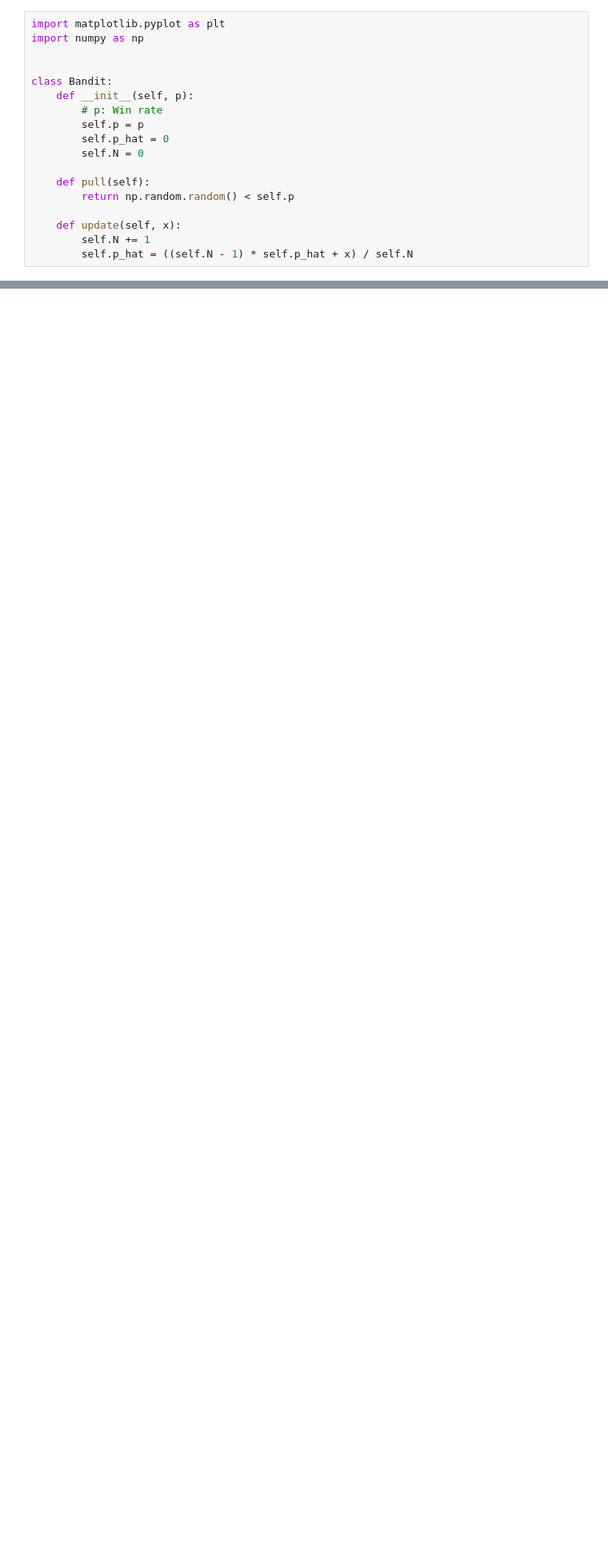
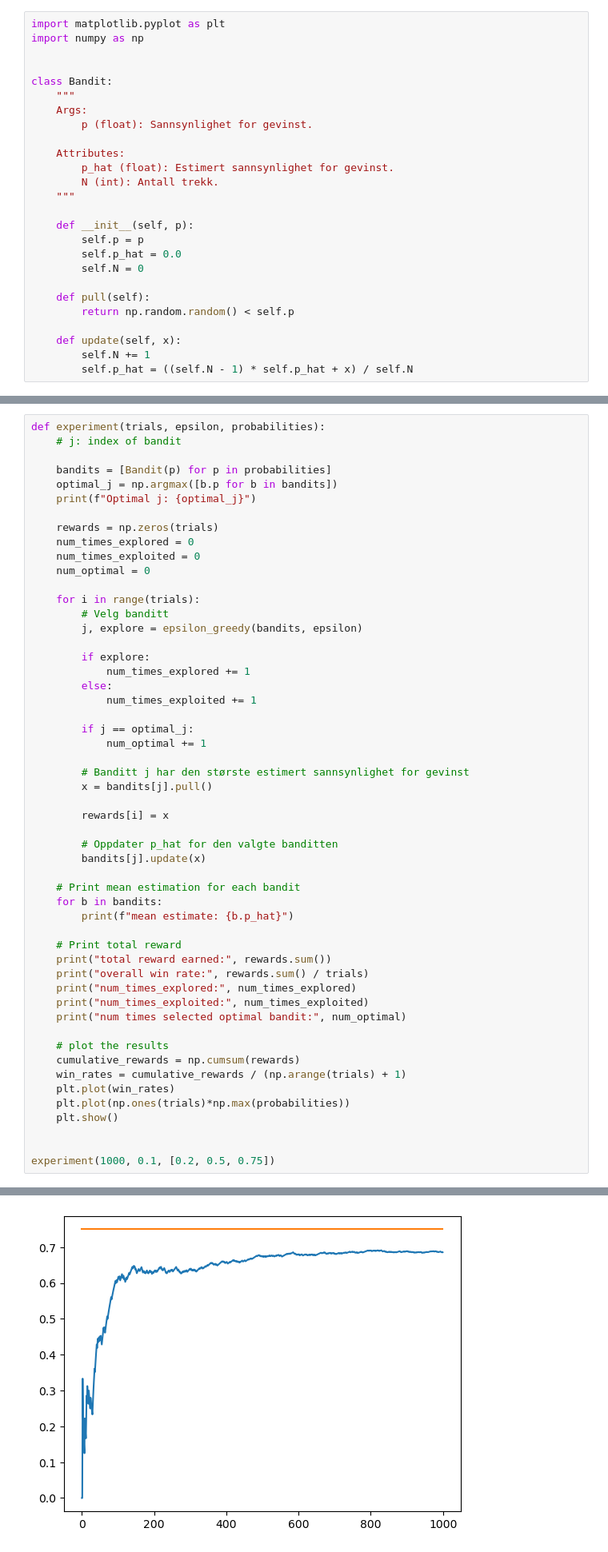
Before and after one commit to mmaad18/katapult, a Jupyter notebook: src/tsetlin_maskin/epsilon_greedy.ipynb, the cells around one changed output, grey strips where cells are left out. Shown at 80% size. Saved outputs shown, nothing was run; the diff lists cells and outputs as text; blank space fills up the shorter version.

Commit message:
Oppdaterte notebooks

```diff
--- a/src/tsetlin_maskin/epsilon_greedy.ipynb
+++ b/src/tsetlin_maskin/epsilon_greedy.ipynb
@@ -8,10 +18,18 @@ import numpy as np
 
 
 class Bandit:
+    """
+    Args:
+        p (float): Sannsynlighet for gevinst.
+
+    Attributes:
+        p_hat (float): Estimert sannsynlighet for gevinst.
+        N (int): Antall trekk.
+    """
+
     def __init__(self, p):
-        # p: Win rate
         self.p = p
-        self.p_hat = 0
+        self.p_hat = 0.0
         self.N = 0
 
     def pull(self):
@@ -100,0 +52,54 @@ num times selected optimal bandit: 9288
+# %%
+def experiment(trials, epsilon, probabilities):
+    # j: index of bandit
+
+    bandits = [Bandit(p) for p in probabilities]
+    optimal_j = np.argmax([b.p for b in bandits])
+    print(f"Optimal j: {optimal_j}")
+
+    rewards = np.zeros(trials)
+    num_times_explored = 0
+    num_times_exploited = 0
+    num_optimal = 0
+
+    for i in range(trials):
+        # Velg banditt
+        j, explore = epsilon_greedy(bandits, epsilon)
+
+        if explore:
+            num_times_explored += 1
+        else:
+            num_times_exploited += 1
+
+        if j == optimal_j:
+            num_optimal += 1
+
+        # Banditt j har den største estimert sannsynlighet for gevinst
+        x = bandits[j].pull()
+
+        rewards[i] = x
+
+        # Oppdater p_hat for den valgte banditten
+        bandits[j].update(x)
+
+    # Print mean estimation for each bandit
+    for b in bandits:
+        print(f"mean estimate: {b.p_hat}")
+
+    # Print total reward
+    print("total reward earned:", rewards.sum())
+    print("overall win rate:", rewards.sum() / trials)
+    print("num_times_explored:", num_times_explored)
+    print("num_times_exploited:", num_times_exploited)
+    print("num times selected optimal bandit:", num_optimal)
+
+    # plot the results
+    cumulative_rewards = np.cumsum(rewards)
+    win_rates = cumulative_rewards / (np.arange(trials) + 1)
+    plt.plot(win_rates)
+    plt.plot(np.ones(trials)*np.max(probabilities))
+    plt.show()
+
+
+experiment(1000, 0.1, [0.2, 0.5, 0.75])
+# %% [output]
@@ -100,0 +115 @@ num times selected optimal bandit: 9288
+[figure, added]
```
Also changed, not shown: parts of 6 cells of this notebook, 2 other files.
